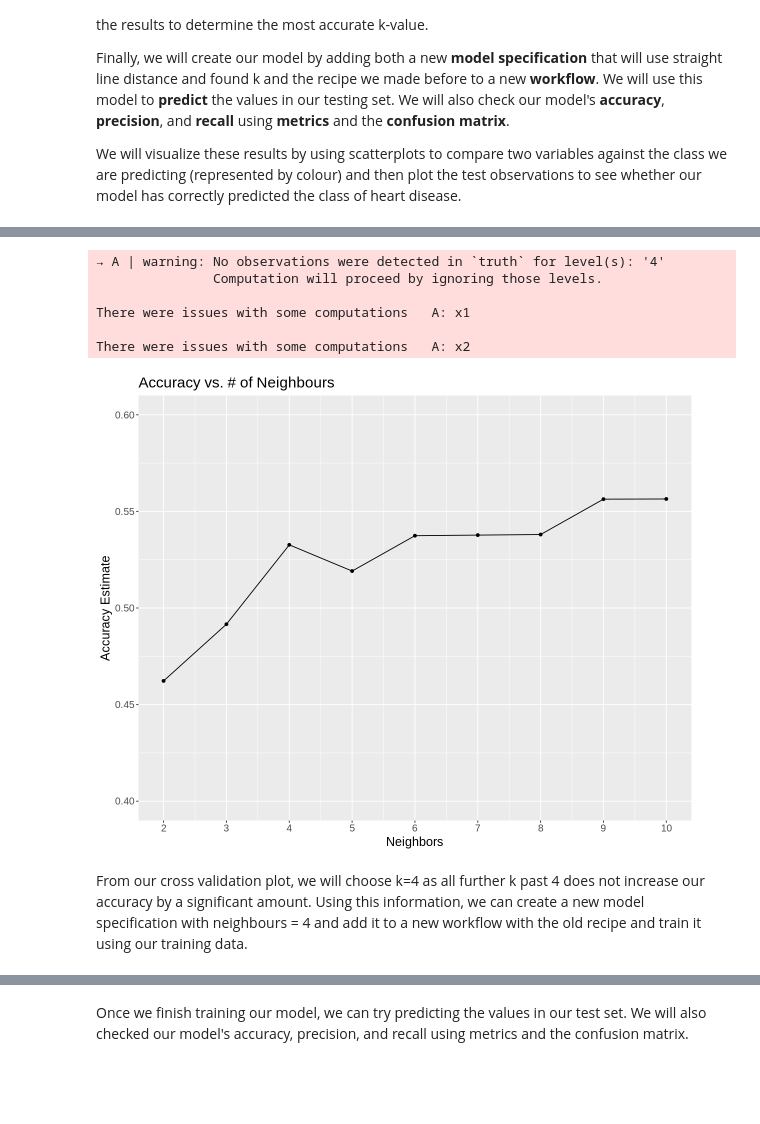
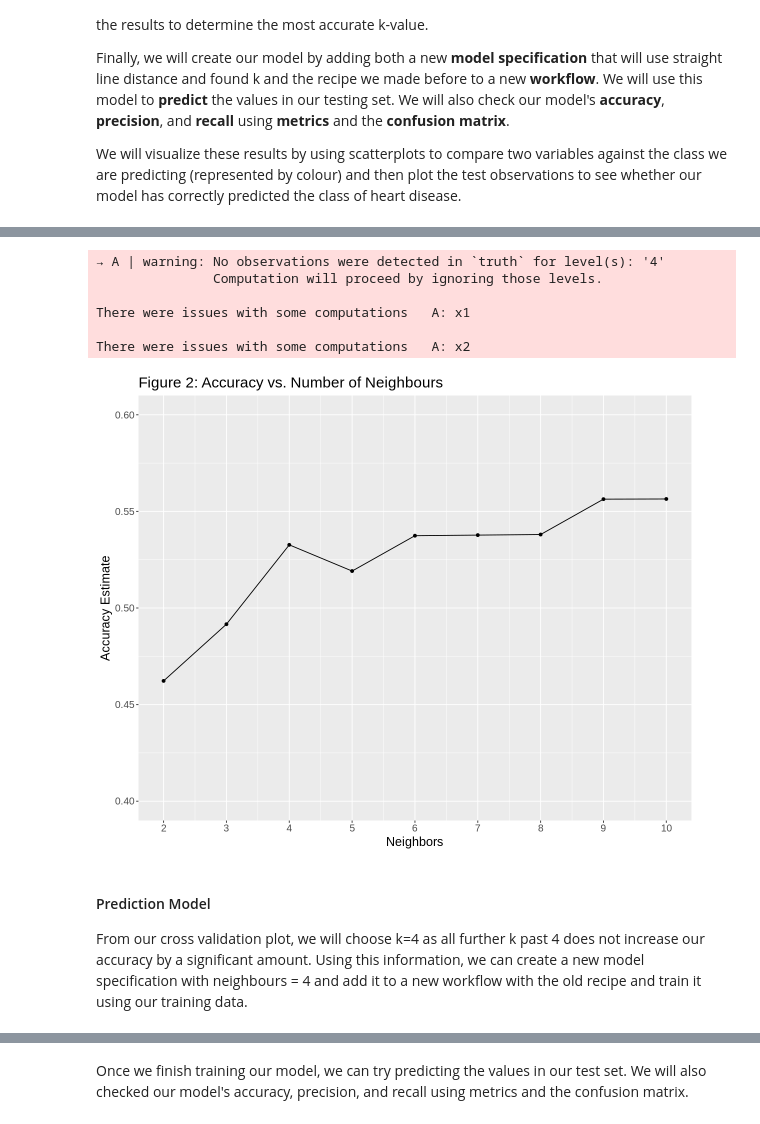
Before and after one commit to xiangxichen11/DSCI-100-project-group-29, a Jupyter notebook: group_proposal.ipynb, the cells around one changed output, grey strips where cells are left out. Saved outputs shown, nothing was run; the diff lists cells and outputs as text; code cells hidden in the pictures; blank space fills up the shorter version.

```diff
--- a/group_proposal.ipynb
+++ b/group_proposal.ipynb
@@ -181,37 +185,37 @@ k_vals <- tibble(neighbors = seq(from = 2, to = 10))
 
 results <- workflow() |>
     add_recipe(cleve_recipe) |>
     add_model(cleve_spec) |>
     tune_grid(resamples = folds, grid = k_vals)
 
 #metrics
 metrics <- collect_metrics(results)
 
 accuracies <- metrics |>
     filter(.metric == "accuracy")
 
 #plot
 cross_val_plot <- ggplot(accuracies, aes(x = neighbors, y = mean)) +
     geom_point() +
     geom_line() +
     labs(x = "Neighbors",
          y = "Accuracy Estimate",
-         title = "Accuracy vs. # of Neighbours") +
+         title = "Figure 2: Accuracy vs. Number of Neighbours") +
     scale_x_continuous(breaks = seq(0, 14, by = 1)) +  # adjusting the x-axis
     scale_y_continuous(limits = c(0.4, 0.6)) + # adjusting the y-axis
     theme(text = element_text(size = 15))
 
-
 cross_val_plot
 # %% [output]
 → A | warning: No observations were detected in `truth` for level(s): '4'
                Computation will proceed by ignoring those levels.
 
 There were issues with some computations   A: x1
 
 There were issues with some computations   A: x2
-[figure, old version]
+[figure, new version]
 # %% [markdown]
+#### Prediction Model
 From our cross validation plot, we will choose k=4 as all further k past 4 does not increase our accuracy by a significant amount. Using this information, we can create a new model specification with neighbours = 4 and add it to a new workflow with the old recipe and train it using our training data.
 # %%
 #new model
```
Also changed, not shown: parts of 19 cells of this notebook.
